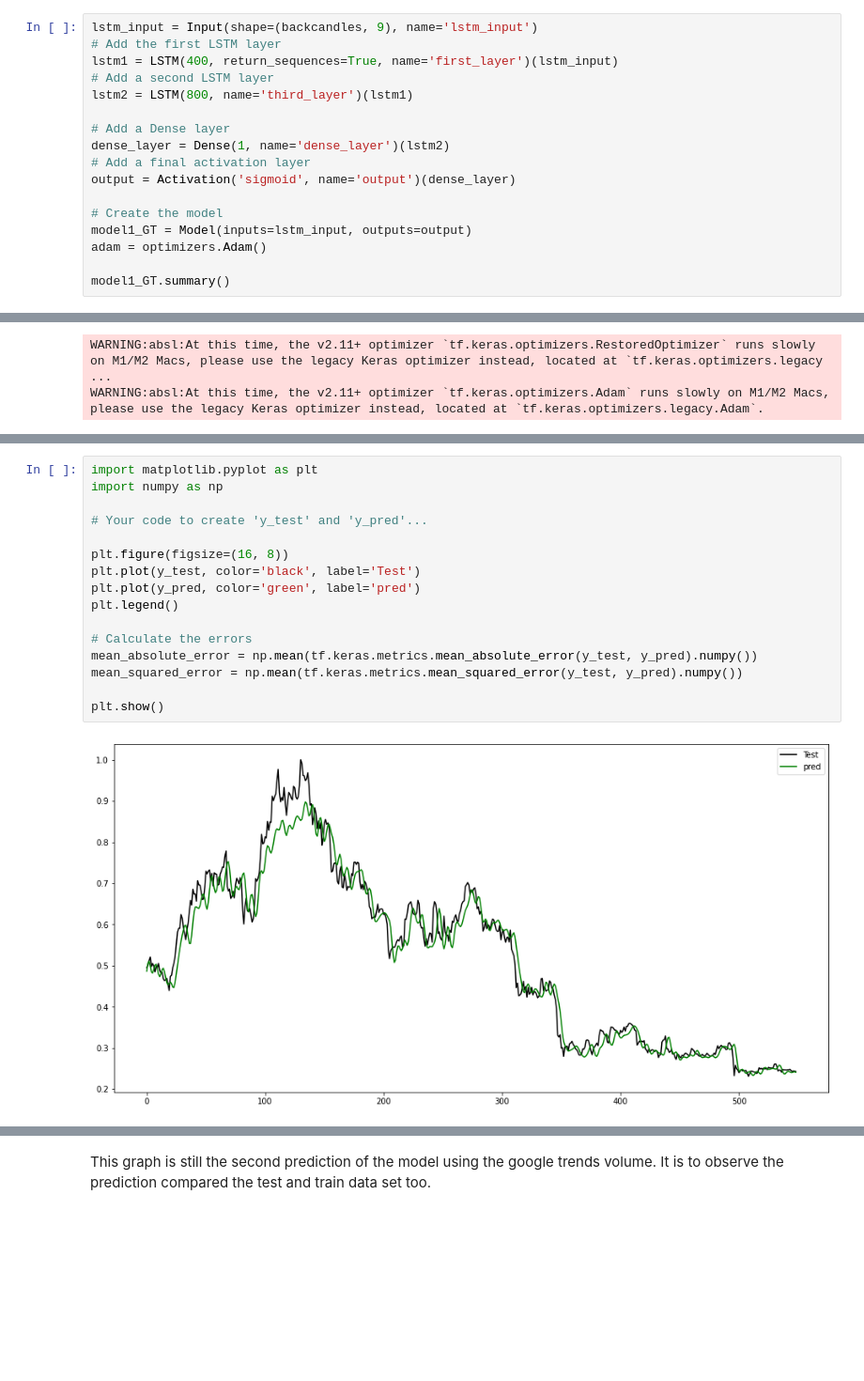
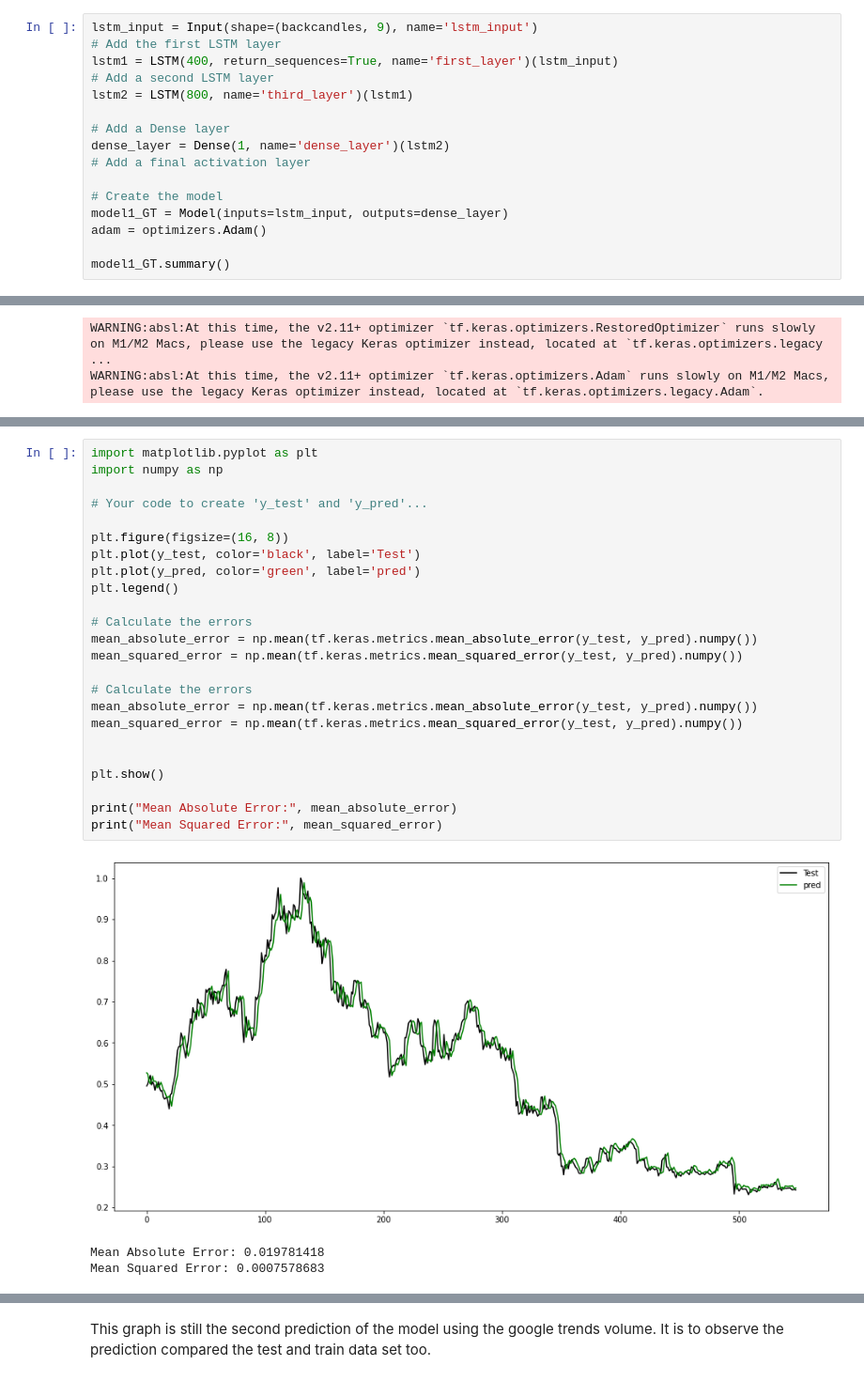
Before and after one commit to Pierciest/financial-analysis-for-crypto-currencies, a Jupyter notebook: LSTM.ipynb, the cells around one changed output, grey strips where cells are left out. Shown at 94% size. Saved outputs shown, nothing was run; the diff lists cells and outputs as text; blank space fills up the shorter version.

Commit message:
LSTM update

```diff
--- a/LSTM.ipynb
+++ b/LSTM.ipynb
@@ -419,10 +407,9 @@ lstm2 = LSTM(800, name='third_layer')(lstm1)
 # Add a Dense layer
 dense_layer = Dense(1, name='dense_layer')(lstm2)
 # Add a final activation layer
-output = Activation('sigmoid', name='output')(dense_layer)
 
 # Create the model
-model1_GT = Model(inputs=lstm_input, outputs=output)
+model1_GT = Model(inputs=lstm_input, outputs=dense_layer)
 adam = optimizers.Adam()
 
 model1_GT.summary()
@@ -492,18 +478,28 @@ This graph is the second prediction of the model using the google trends volume.
 # %%
 import matplotlib.pyplot as plt
 import numpy as np
 
 # Your code to create 'y_test' and 'y_pred'...
 
 plt.figure(figsize=(16, 8))
 plt.plot(y_test, color='black', label='Test')
 plt.plot(y_pred, color='green', label='pred')
 plt.legend()
 
 # Calculate the errors
 mean_absolute_error = np.mean(tf.keras.metrics.mean_absolute_error(y_test, y_pred).numpy())
 mean_squared_error = np.mean(tf.keras.metrics.mean_squared_error(y_test, y_pred).numpy())
 
+# Calculate the errors
+mean_absolute_error = np.mean(tf.keras.metrics.mean_absolute_error(y_test, y_pred).numpy())
+mean_squared_error = np.mean(tf.keras.metrics.mean_squared_error(y_test, y_pred).numpy())
+
+
 plt.show()
+
+print("Mean Absolute Error:", mean_absolute_error)
+print("Mean Squared Error:", mean_squared_error)
 # %% [output]
-[figure, old version]
+[figure, new version]
+Mean Absolute Error: 0.019781418
+Mean Squared Error: 0.0007578683
```
Also changed, not shown: parts of 15 cells of this notebook.
